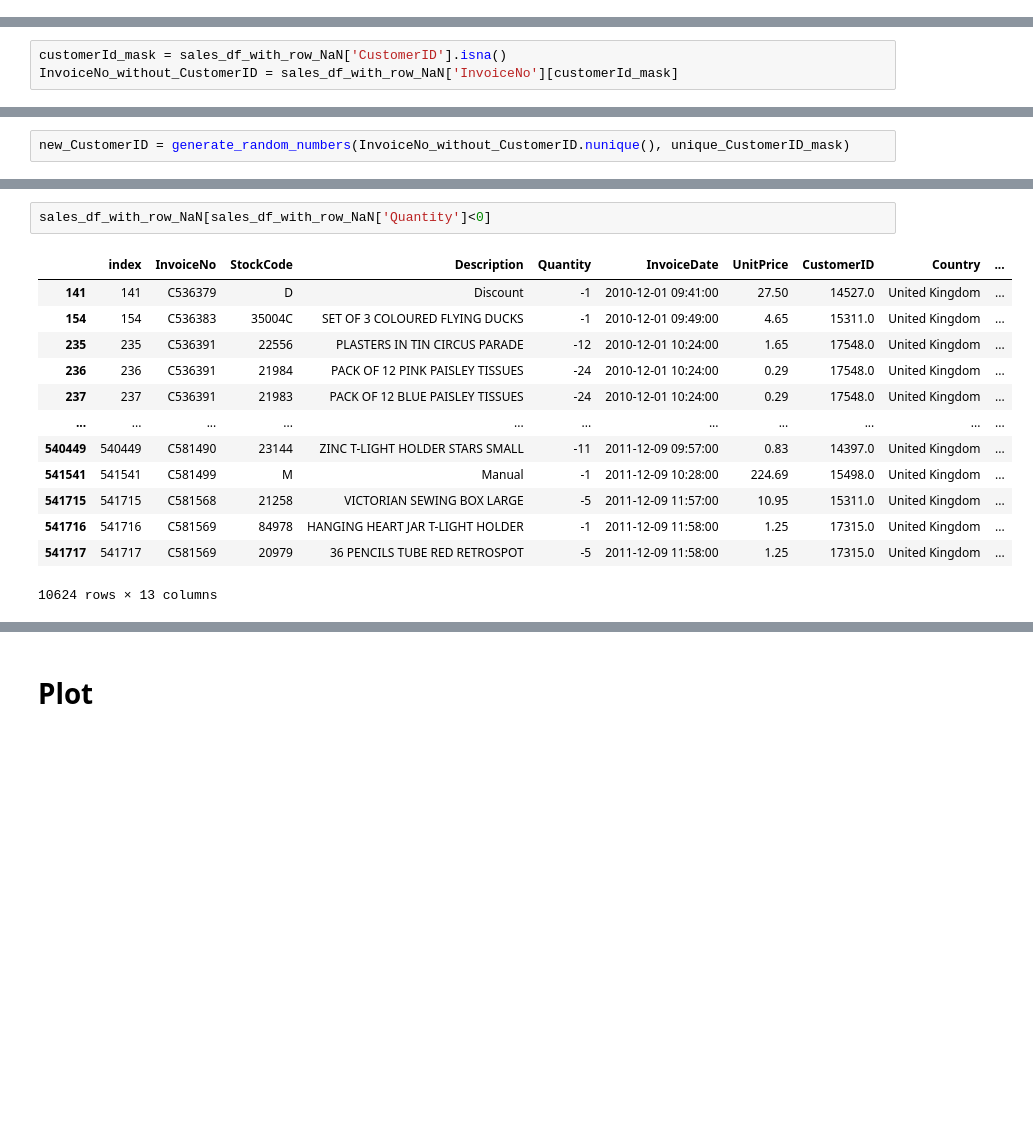
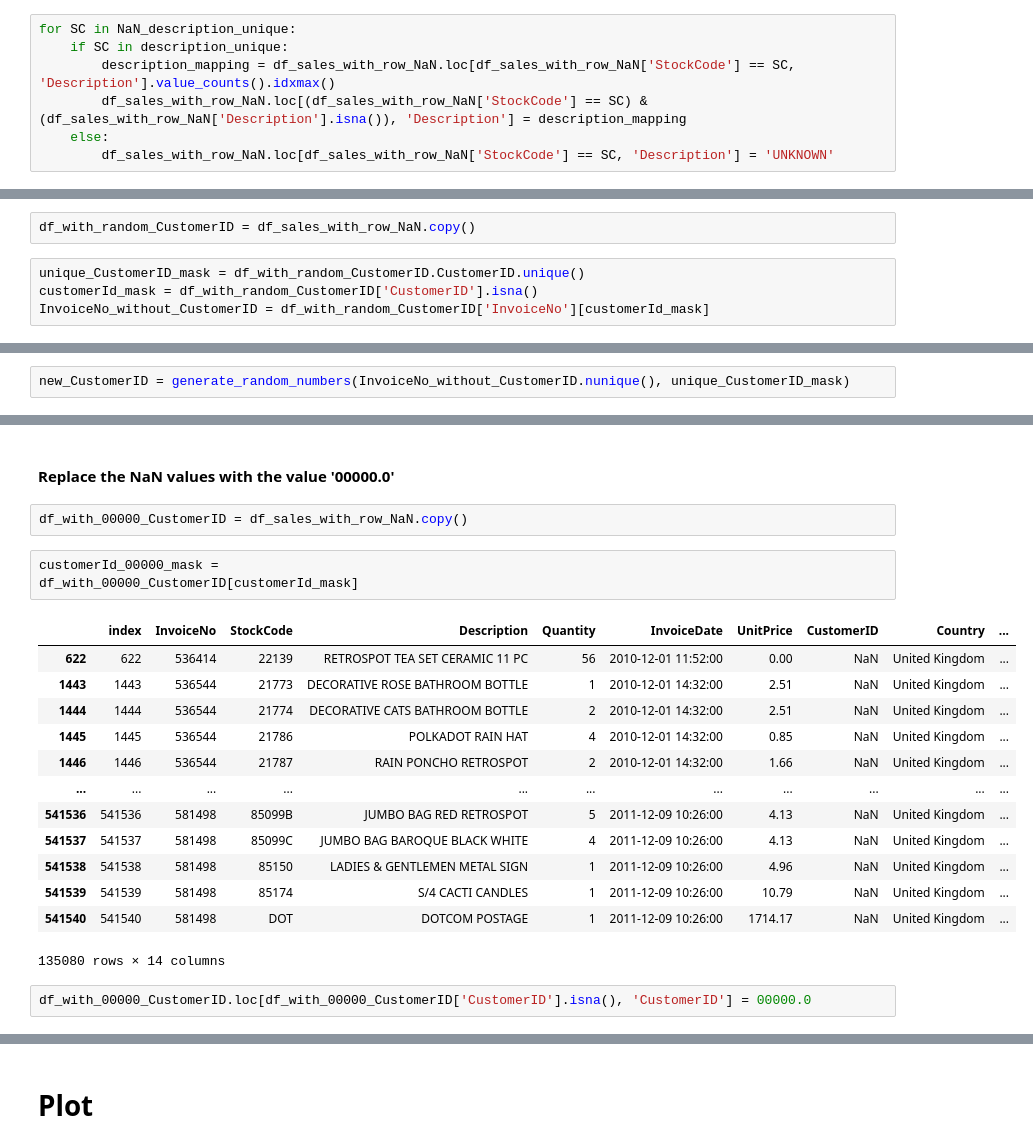
Before and after one commit to Elisaottoboni/Online_Retail_Sales_Customer_Data_Project, a Jupyter notebook: Online_Retail_Sales_colab.ipynb, the cells around one changed output, grey strips where cells are left out. Drawn from its saved outputs; the diff is of its cells as text; blank space fills up the shorter version.

```diff
--- a/Online_Retail_Sales_colab.ipynb
+++ b/Online_Retail_Sales_colab.ipynb
@@ -172,0 +198,7 @@ sales_df_with_row_NaN.Description.fillna('NO DESCRIPTION', inplace = True)
+# %%
+for SC in NaN_description_unique:
+    if SC in description_unique:
+        description_mapping = df_sales_with_row_NaN.loc[df_sales_with_row_NaN['StockCode'] == SC, 'Description'].value_counts().idxmax()
+        df_sales_with_row_NaN.loc[(df_sales_with_row_NaN['StockCode'] == SC) & (df_sales_with_row_NaN['Description'].isna()), 'Description'] = description_mapping
+    else:
+        df_sales_with_row_NaN.loc[df_sales_with_row_NaN['StockCode'] == SC, 'Description'] = 'UNKNOWN'
@@ -177,4 +268,7 @@ unique_CustomerID_mask = sales_df_with_row_NaN.CustomerID.unique()
+# %%
+df_with_random_CustomerID = df_sales_with_row_NaN.copy()
 # %%
-customerId_mask = sales_df_with_row_NaN['CustomerID'].isna()
-InvoiceNo_without_CustomerID = sales_df_with_row_NaN['InvoiceNo'][customerId_mask]
+unique_CustomerID_mask = df_with_random_CustomerID.CustomerID.unique()
+customerId_mask = df_with_random_CustomerID['CustomerID'].isna()
+InvoiceNo_without_CustomerID = df_with_random_CustomerID['InvoiceNo'][customerId_mask]
 # %%
@@ -275,16 +314,23 @@ sales_df_with_row_NaN
-# %%
-sales_df_with_row_NaN[sales_df_with_row_NaN['Quantity']<0]
-# %% [output]
-|  | index | InvoiceNo | StockCode | Description | Quantity | InvoiceDate | UnitPrice | CustomerID | Country | ... |
-| 141 | 141 | C536379 | D | Discount | -1 | 2010-12-01 09:41:00 | 27.50 | 14527.0 | United Kingdom | ... |
-| 154 | 154 | C536383 | 35004C | SET OF 3 COLOURED FLYING DUCKS | -1 | 2010-12-01 09:49:00 | 4.65 | 15311.0 | United Kingdom | ... |
-| 235 | 235 | C536391 | 22556 | PLASTERS IN TIN CIRCUS PARADE | -12 | 2010-12-01 10:24:00 | 1.65 | 17548.0 | United Kingdom | ... |
-| 236 | 236 | C536391 | 21984 | PACK OF 12 PINK PAISLEY TISSUES | -24 | 2010-12-01 10:24:00 | 0.29 | 17548.0 | United Kingdom | ... |
-| 237 | 237 | C536391 | 21983 | PACK OF 12 BLUE PAISLEY TISSUES | -24 | 2010-12-01 10:24:00 | 0.29 | 17548.0 | United Kingdom | ... |
-| ... | ... | ... | ... | ... | ... | ... | ... | ... | ... | ... |
-| 540449 | 540449 | C581490 | 23144 | ZINC T-LIGHT HOLDER STARS SMALL | -11 | 2011-12-09 09:57:00 | 0.83 | 14397.0 | United Kingdom | ... |
-| 541541 | 541541 | C581499 | M | Manual | -1 | 2011-12-09 10:28:00 | 224.69 | 15498.0 | United Kingdom | ... |
-| 541715 | 541715 | C581568 | 21258 | VICTORIAN SEWING BOX LARGE | -5 | 2011-12-09 11:57:00 | 10.95 | 15311.0 | United Kingdom | ... |
-| 541716 | 541716 | C581569 | 84978 | HANGING HEART JAR T-LIGHT HOLDER | -1 | 2011-12-09 11:58:00 | 1.25 | 17315.0 | United Kingdom | ... |
-| 541717 | 541717 | C581569 | 20979 | 36 PENCILS TUBE RED RETROSPOT | -5 | 2011-12-09 11:58:00 | 1.25 | 17315.0 | United Kingdom | ... |
-10624 rows × 13 columns
+# %% [markdown]
+#### Replace the NaN values with the value '00000.0'
+# %%
+df_with_00000_CustomerID = df_sales_with_row_NaN.copy()
+# %%
+customerId_00000_mask =
+df_with_00000_CustomerID[customerId_mask]
+# %% [output]
+|  | index | InvoiceNo | StockCode | Description | Quantity | InvoiceDate | UnitPrice | CustomerID | Country | ... |
+| 622 | 622 | 536414 | 22139 | RETROSPOT TEA SET CERAMIC 11 PC | 56 | 2010-12-01 11:52:00 | 0.00 | NaN | United Kingdom | ... |
+| 1443 | 1443 | 536544 | 21773 | DECORATIVE ROSE BATHROOM BOTTLE | 1 | 2010-12-01 14:32:00 | 2.51 | NaN | United Kingdom | ... |
+| 1444 | 1444 | 536544 | 21774 | DECORATIVE CATS BATHROOM BOTTLE | 2 | 2010-12-01 14:32:00 | 2.51 | NaN | United Kingdom | ... |
+| 1445 | 1445 | 536544 | 21786 | POLKADOT RAIN HAT | 4 | 2010-12-01 14:32:00 | 0.85 | NaN | United Kingdom | ... |
+| 1446 | 1446 | 536544 | 21787 | RAIN PONCHO RETROSPOT | 2 | 2010-12-01 14:32:00 | 1.66 | NaN | United Kingdom | ... |
+| ... | ... | ... | ... | ... | ... | ... | ... | ... | ... | ... |
+| 541536 | 541536 | 581498 | 85099B | JUMBO BAG RED RETROSPOT | 5 | 2011-12-09 10:26:00 | 4.13 | NaN | United Kingdom | ... |
+| 541537 | 541537 | 581498 | 85099C | JUMBO BAG BAROQUE BLACK WHITE | 4 | 2011-12-09 10:26:00 | 4.13 | NaN | United Kingdom | ... |
+| 541538 | 541538 | 581498 | 85150 | LADIES & GENTLEMEN METAL SIGN | 1 | 2011-12-09 10:26:00 | 4.96 | NaN | United Kingdom | ... |
+| 541539 | 541539 | 581498 | 85174 | S/4 CACTI CANDLES | 1 | 2011-12-09 10:26:00 | 10.79 | NaN | United Kingdom | ... |
+| 541540 | 541540 | 581498 | DOT | DOTCOM POSTAGE | 1 | 2011-12-09 10:26:00 | 1714.17 | NaN | United Kingdom | ... |
+135080 rows × 14 columns
+# %%
+df_with_00000_CustomerID.loc[df_with_00000_CustomerID['CustomerID'].isna(), 'CustomerID'] = 00000.0
```
Also changed, not shown: parts of 78 cells of this notebook.
